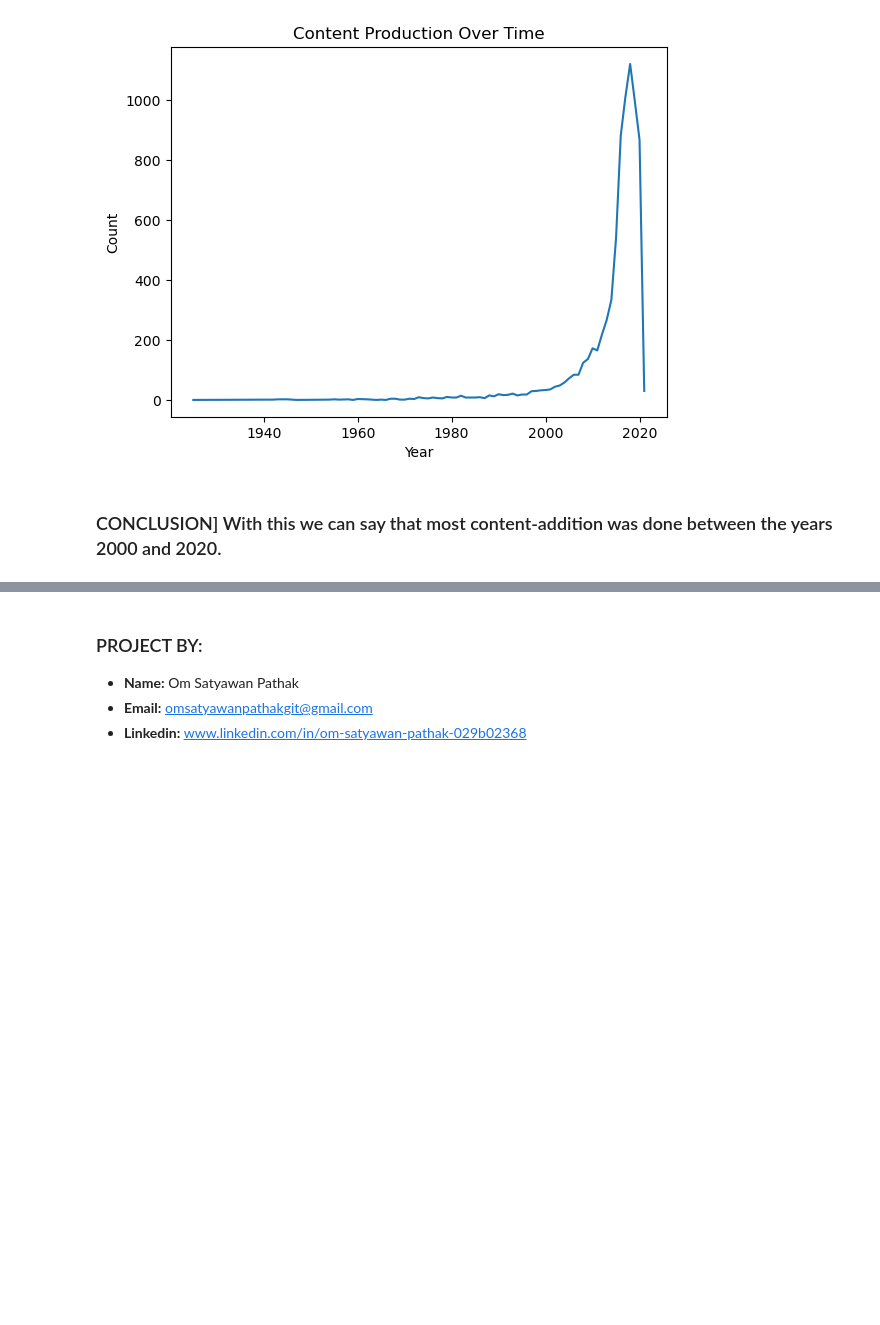
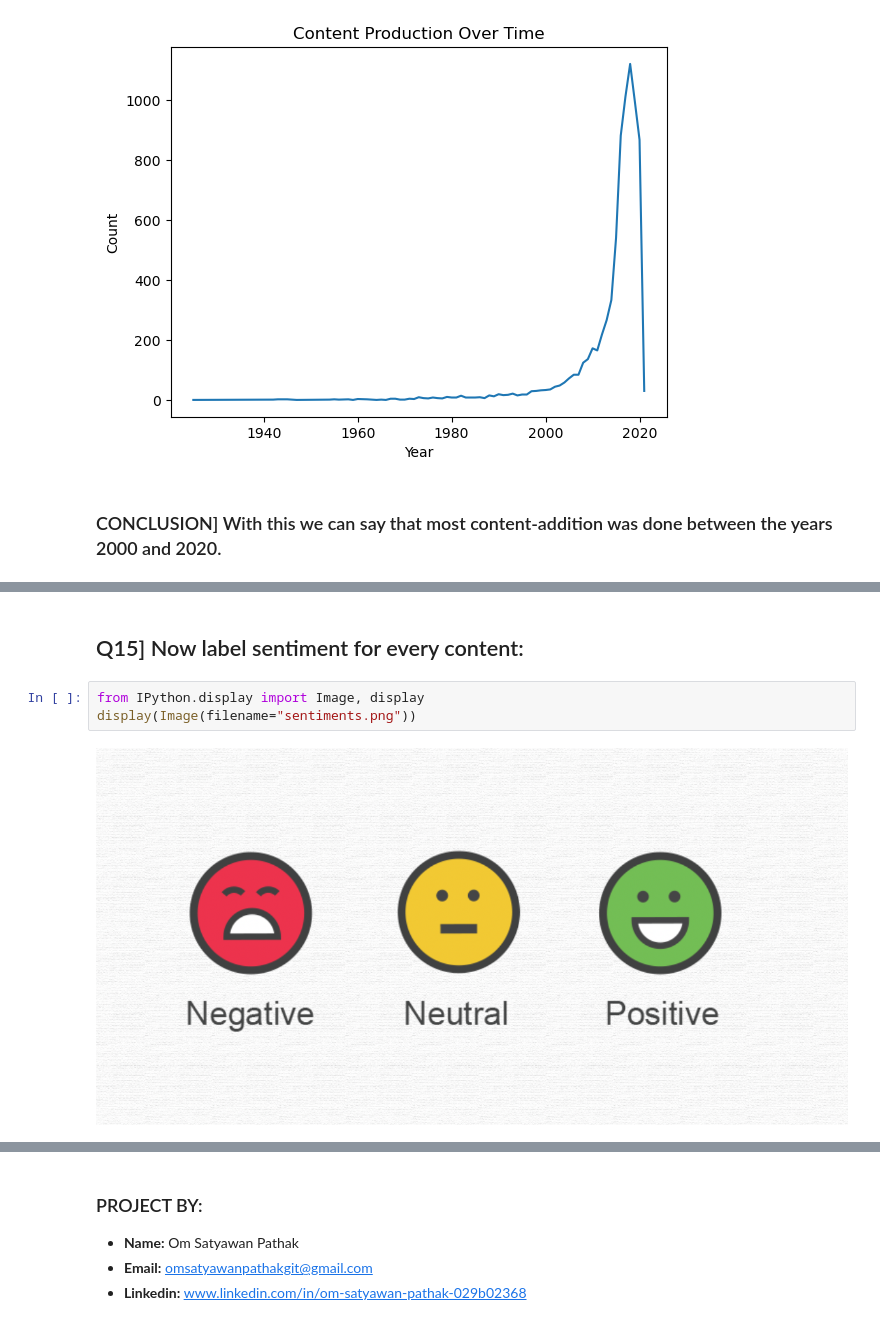
Before and after one commit to omsatyawanpathakgit/DataScienceProjects, a Jupyter notebook: NETFLIX DS PROJECT/netflix_ds_project.ipynb, the cells around one changed output, grey strips where cells are left out. Saved outputs shown, nothing was run; the diff lists cells and outputs as text; blank space fills up the shorter version.

```diff
--- a/NETFLIX DS PROJECT/netflix_ds_project.ipynb
+++ b/NETFLIX DS PROJECT/netflix_ds_project.ipynb
@@ -1312,0 +1391,7 @@ plt.show()
+# %% [markdown]
+## Q15] Now label sentiment for every content:
+# %%
+from IPython.display import Image, display
+display(Image(filename="sentiments.png"))
+# %% [output]
+[figure, added]
```
Also changed, not shown: parts of 15 cells of this notebook, 2 other files.
